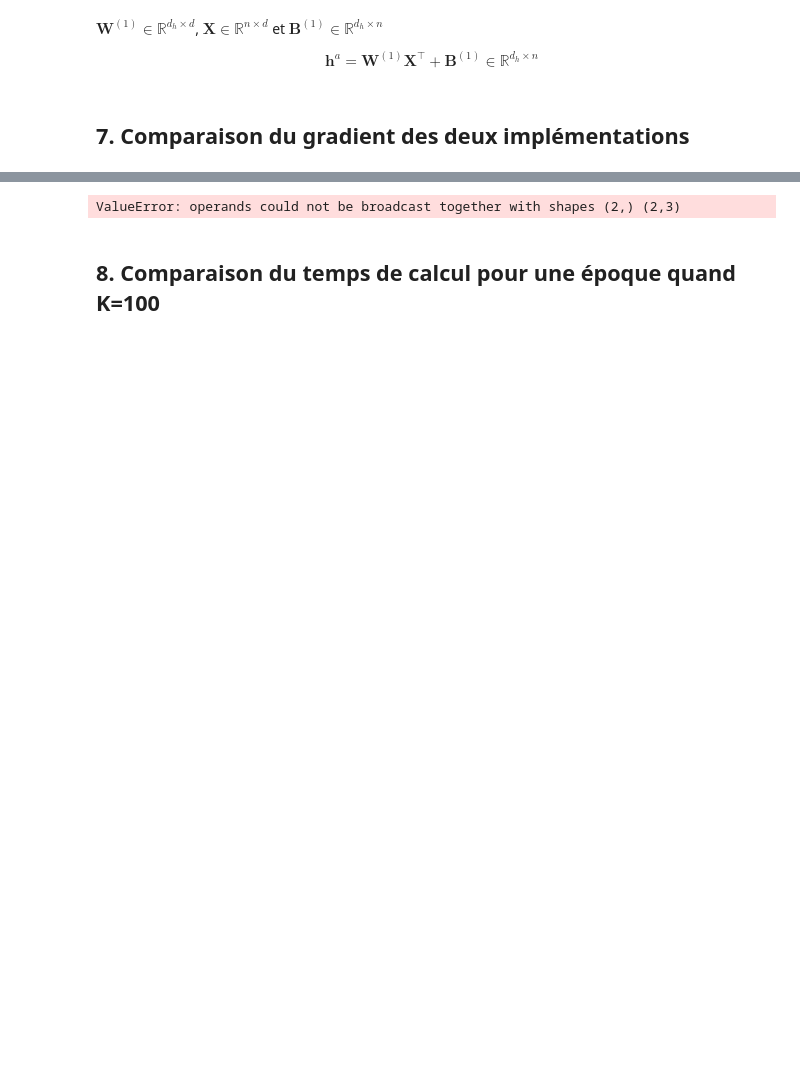
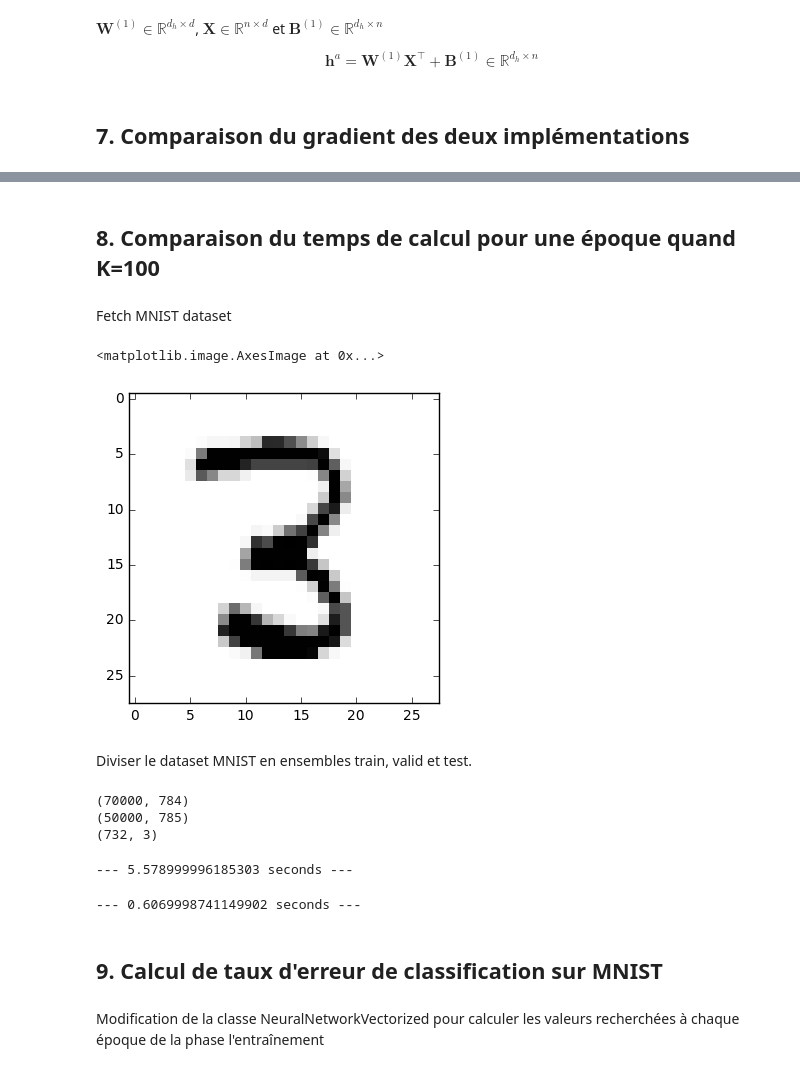
Before and after one commit to zacksoliman/simple-neural-net, a Jupyter notebook: Hwk2.ipynb, the cells around one changed output, grey strips where cells are left out. Cells and saved outputs as stored; diff of their text form; code cells hidden in the pictures; blank space fills up the shorter version.

```diff
--- a/Hwk2.ipynb
+++ b/Hwk2.ipynb
@@ -642,8 +658,65 @@ ValueError: operands could not be broadcast together with shapes (2,2) (2,732)
-# %%
-grad_oa = nn_loop.os - onehot_matrix(2, train_data[0:3,-1])
-grad_b2 = grad_oa # m x n
-print(grad_b2)
-# %% [output]
-ValueError: operands could not be broadcast together with shapes (2,) (2,3)
 # %% [markdown]
 ## 8. Comparaison du temps de calcul pour une époque quand K=100
+# %% [markdown]
+Fetch MNIST dataset
+# %%
+%matplotlib inline
+import matplotlib.pyplot as plt
+from sklearn.datasets import fetch_mldata
+mnist = fetch_mldata('mnist-original', data_home='/u/dift3395/sklearn_data')
+
+plt.imshow(mnist.data[21455,:].reshape(28, 28), interpolation="nearest", cmap='Greys')
+# %% [output]
+<matplotlib.image.AxesImage at 0x...>
+[figure, added]
+# %% [markdown]
+Diviser le dataset MNIST en ensembles train, valid et test.
+# %%
+indices = np.random.permutation(len(mnist['target']))
+
+print(mnist['data'].shape)
+
+X_train = mnist['data'][indices][:50000]/255.
+X_valid = mnist['data'][indices][50000:60000]/255.
+X_test = mnist['data'][indices][60000:]/255.
+y_train = mnist['target'][indices][:50000]
+y_valid = mnist['target'][indices][50000:60000]
+y_test = mnist['target'][indices][60000:]
+
+#from keras.utils import np_utils
+#y_train = np_utils.to_categorical(y_train)
+#y_valid = np_utils.to_categorical(y_valid)
+#y_test = np_utils.to_categorical(y_test)
+
+#concatenate data and target into one np.array
+train = np.concatenate((X_train, np.reshape(y_train, (50000,1))), axis=1)
+valid = np.concatenate((X_valid, np.reshape(y_valid, (10000,1))), axis=1)
+test = np.concatenate((X_test, np.reshape(y_test, (10000,1))), axis=1)
+
+print(train.shape)
+print(train_data.shape)
+# %% [output]
+(70000, 784)
+(50000, 785)
+(732, 3)
+# %%
+#initializing neural networks
+nn_loop = NeuralNet_loop(784,20,10,lambdas,100)
+nn_matrix = NeuralNetVectorized(784,20,10,lambdas,100)
+
+#train both neural networks
+import time
+start_time = time.time()
+nn_loop.train(train,1,0.05)
+print("--- %s seconds ---" % (time.time() - start_time))
+
+start_time = time.time()
+nn_matrix.train(train,1,0.05)
+print("--- %s seconds ---" % (time.time() - start_time))
+# %% [output]
+--- 5.578999996185303 seconds ---
+--- 0.6069998741149902 seconds ---
+# %% [markdown]
+## 9. Calcul de taux d'erreur de classification sur MNIST
+# %% [markdown]
+Modification de la classe NeuralNetworkVectorized pour calculer les valeurs recherchées à chaque époque de la phase l'entraînement
```
Also changed, not shown: parts of 5 cells of this notebook.
